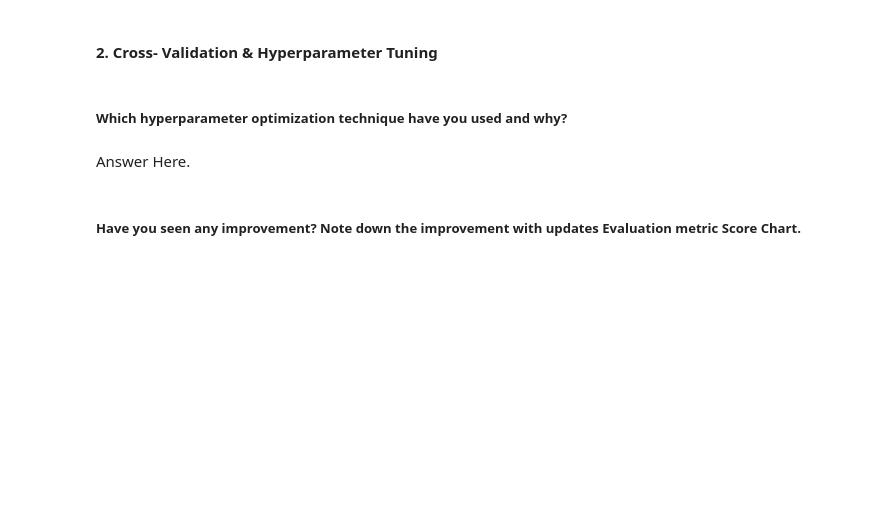
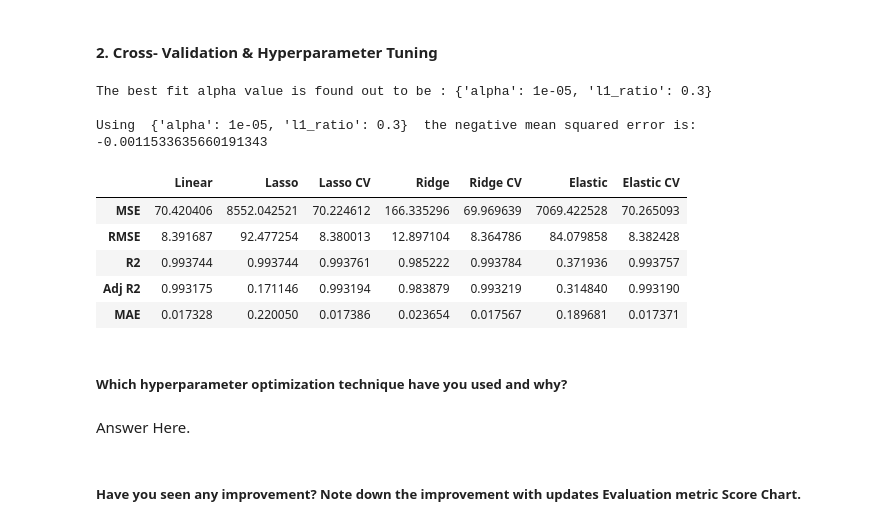
Before and after one commit to nikhilbordekar/Yes-Bank-s-Stock-Closing-Price-Prediction-by-Regression, a Jupyter notebook: Capstone_2_Regression.ipynb, the cells around one changed output. Saved outputs shown, nothing was run; the diff lists cells and outputs as text; code cells hidden in the pictures; blank space fills up the shorter version.

```diff
--- a/Capstone_2_Regression.ipynb
+++ b/Capstone_2_Regression.ipynb
@@ -637,0 +576,14 @@ Answer Here.
+# %%
+# Visualizing evaluation Metric Score chart
+mse_e=mean_squared_error(10**(y_test),10**(y_pred_e))
+#10** to convert back log10 that we used while making it normalised
+rmse_e=np.sqrt(mse_e)
+
+r2_e=r2_score(10**(y_test),10**(y_pred_e))
+Adjusted_R2_e=1-(1-r2_score(10**(y_test), 10**(y_pred_e)))*((X_test.shape[0]-1)/(X_test.shape[0]-X_test.shape[1]-1))
+
+mae_e= mean_absolute_error(y_test, y_pred_e)
+
+eval_e=pd.DataFrame([mse_e,rmse_e,r2_e,Adjusted_R2_e,mae_e],columns=['Elastic'],index=['MSE','RMSE','R2','Adj R2','MAE'])
+
+eval=pd.concat([eval,eval_e],axis=1)
@@ -646,3 +601,42 @@ Answer Here.
+# %%
+# ML Model - 3 Implementation with hyperparameter optimization techniques (i.e., GridSearch CV, RandomSearch CV, Bayesian Optimization etc.)
+from sklearn.linear_model import ElasticNet
+elastic = ElasticNet()
+parameters = {'alpha': [1e-15,1e-13,1e-10,1e-8,1e-5,1e-4,1e-3,1e-2,1e-1,1,5,10,20,30,40,45,50,55,60,100],'l1_ratio':[0.3,0.4,0.5,0.6,0.7,0.8]}
+elastic_regressor = GridSearchCV(elastic, parameters, scoring='neg_mean_squared_error',cv=5)
+
+# Fit the Algorithm
+elastic_regressor.fit(X_train, y_train)
+
+# Predict on the model
+y_pred_ecv = elastic_regressor.predict(X_test)
+# %%
+print("The best fit alpha value is found out to be :" ,elastic_regressor.best_params_)
+print("\nUsing ",elastic_regressor.best_params_, " the negative mean squared error is: ", elastic_regressor.best_score_)
+# %% [output]
+The best fit alpha value is found out to be : {'alpha': 1e-05, 'l1_ratio': 0.3}
+
+Using  {'alpha': 1e-05, 'l1_ratio': 0.3}  the negative mean squared error is:  -0.0011533635660191343
+# %%
+mse_ecv=mean_squared_error(10**(y_test),10**(y_pred_ecv))
+rmse_ecv=np.sqrt(mse_ecv)
+
+r2_ecv=r2_score(10**(y_test),10**(y_pred_ecv))
+Adjusted_R2_ecv=1-(1-r2_score(10**(y_test), 10**(y_pred_ecv)))*((X_test.shape[0]-1)/(X_test.shape[0]-X_test.shape[1]-1))
+
+mae_ecv= mean_absolute_error(y_test, y_pred_ecv)
+# %%
+eval_ecv=pd.DataFrame([mse_ecv,rmse_ecv,r2_ecv,Adjusted_R2_ecv,mae_ecv],columns=['Elastic CV'],index=['MSE','RMSE','R2','Adj R2','MAE'])
+# %%
+eval=pd.concat([eval,eval_ecv],axis=1)
+eval
+# %% [output]
+|  | Linear | Lasso | Lasso CV | Ridge | Ridge CV | Elastic | Elastic CV |
+| MSE | 70.420406 | 8552.042521 | 70.224612 | 166.335296 | 69.969639 | 7069.422528 | 70.265093 |
+| RMSE | 8.391687 | 92.477254 | 8.380013 | 12.897104 | 8.364786 | 84.079858 | 8.382428 |
+| R2 | 0.993744 | 0.993744 | 0.993761 | 0.985222 | 0.993784 | 0.371936 | 0.993757 |
+| Adj R2 | 0.993175 | 0.171146 | 0.993194 | 0.983879 | 0.993219 | 0.314840 | 0.993190 |
+| MAE | 0.017328 | 0.220050 | 0.017386 | 0.023654 | 0.017567 | 0.189681 | 0.017371 |
 # %% [markdown]
 ##### Which hyperparameter optimization technique have you used and why?
 # %% [markdown]
```
Also changed, not shown: parts of 140 cells of this notebook.
